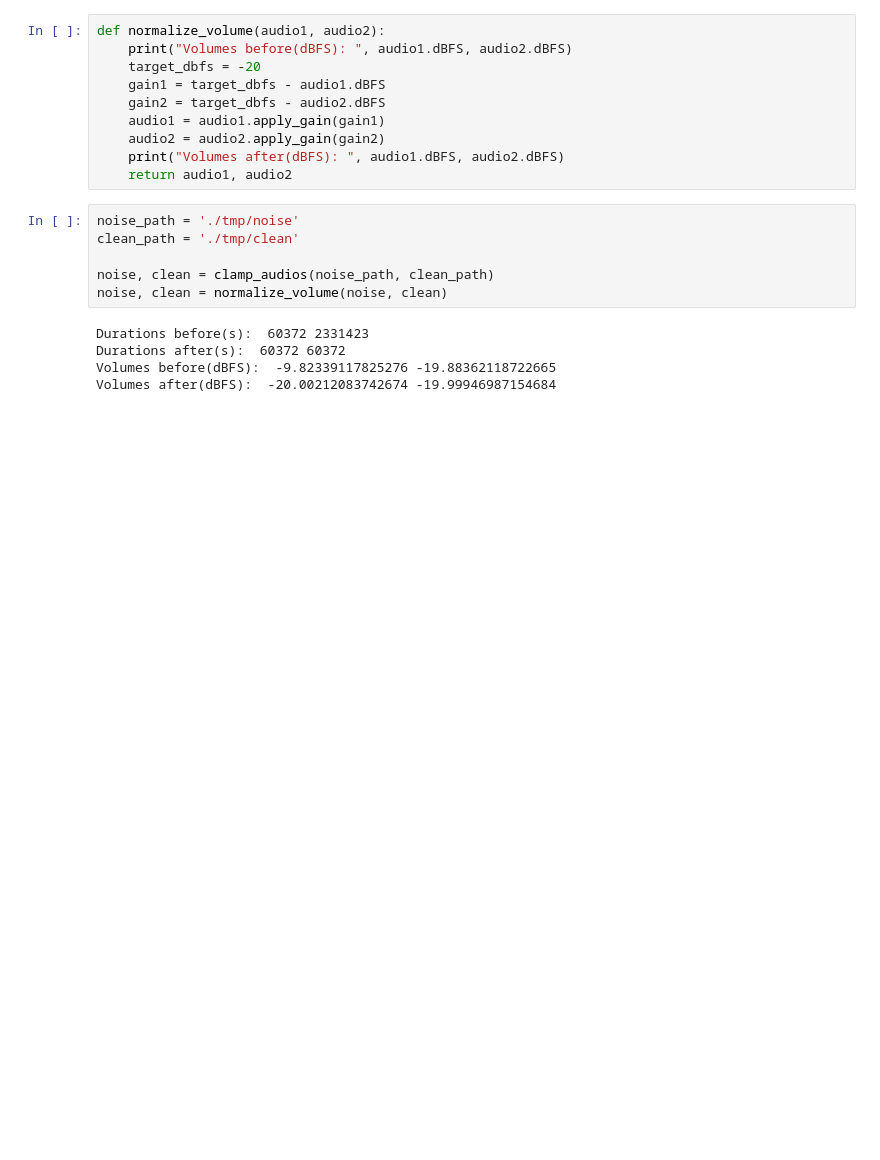
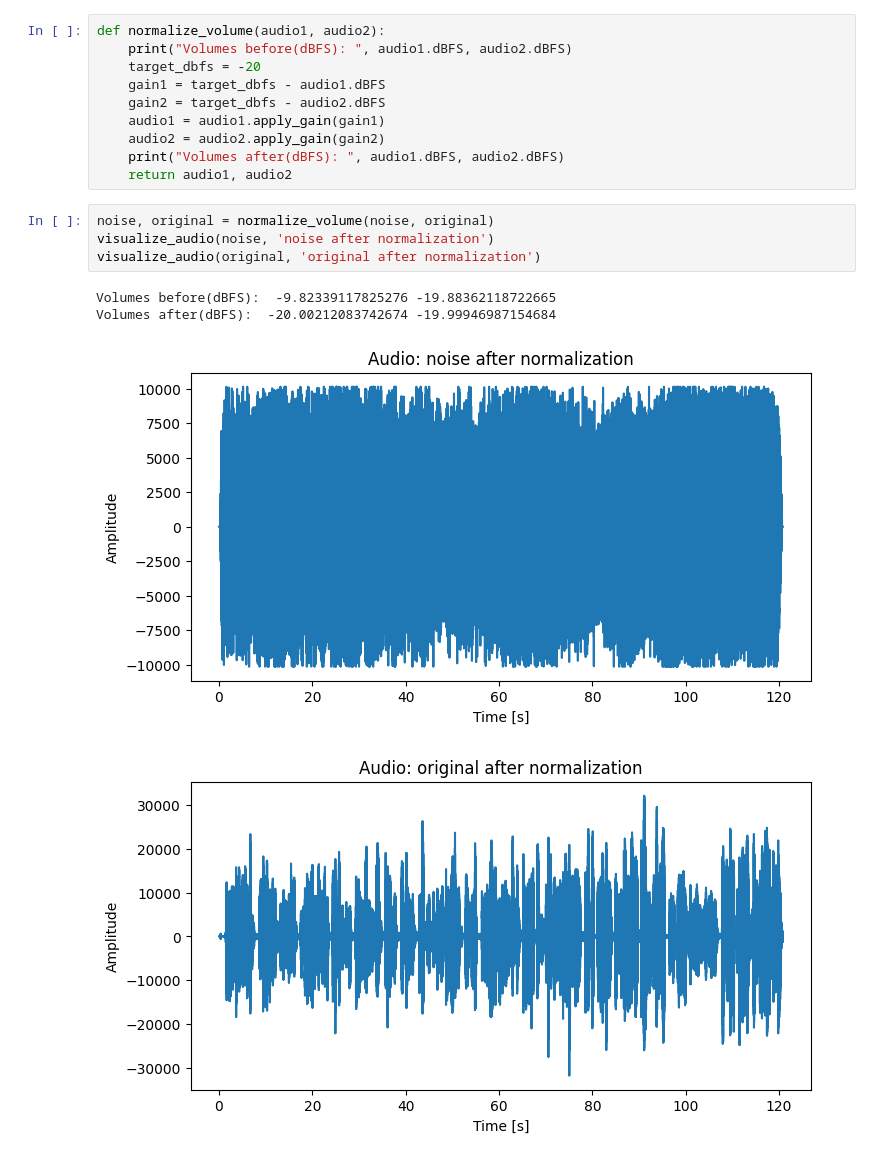
Before and after one commit to Raimo33/NoiseReduction, a Jupyter notebook: noise_reduction.ipynb, the cells around one changed output. Saved outputs shown, nothing was run; the diff lists cells and outputs as text; blank space fills up the shorter version.

```diff
--- a/noise_reduction.ipynb
+++ b/noise_reduction.ipynb
@@ -42,15 +70,13 @@ def normalize_volume(audio1, audio2):
 	audio2 = audio2.apply_gain(gain2)
 	print("Volumes after(dBFS): ", audio1.dBFS, audio2.dBFS)
 	return audio1, audio2
-# %%
-noise_path = './tmp/noise'
-clean_path = './tmp/clean'
-
-noise, clean = clamp_audios(noise_path, clean_path)
-noise, clean = normalize_volume(noise, clean)
-# %% [output]
-Durations before(s):  60372 2331423
-Durations after(s):  60372 60372
-Volumes before(dBFS):  -9.82339117825276 -19.88362118722665
-Volumes after(dBFS):  -20.00212083742674 -19.99946987154684
+# %%
+noise, original = normalize_volume(noise, original)
+visualize_audio(noise, 'noise after normalization')
+visualize_audio(original, 'original after normalization')
+# %% [output]
+Volumes before(dBFS):  -9.82339117825276 -19.88362118722665
+Volumes after(dBFS):  -20.00212083742674 -19.99946987154684
+[figure, added]
+[figure, added]
 # %%
```
Also changed, not shown: parts of 9 cells of this notebook.
